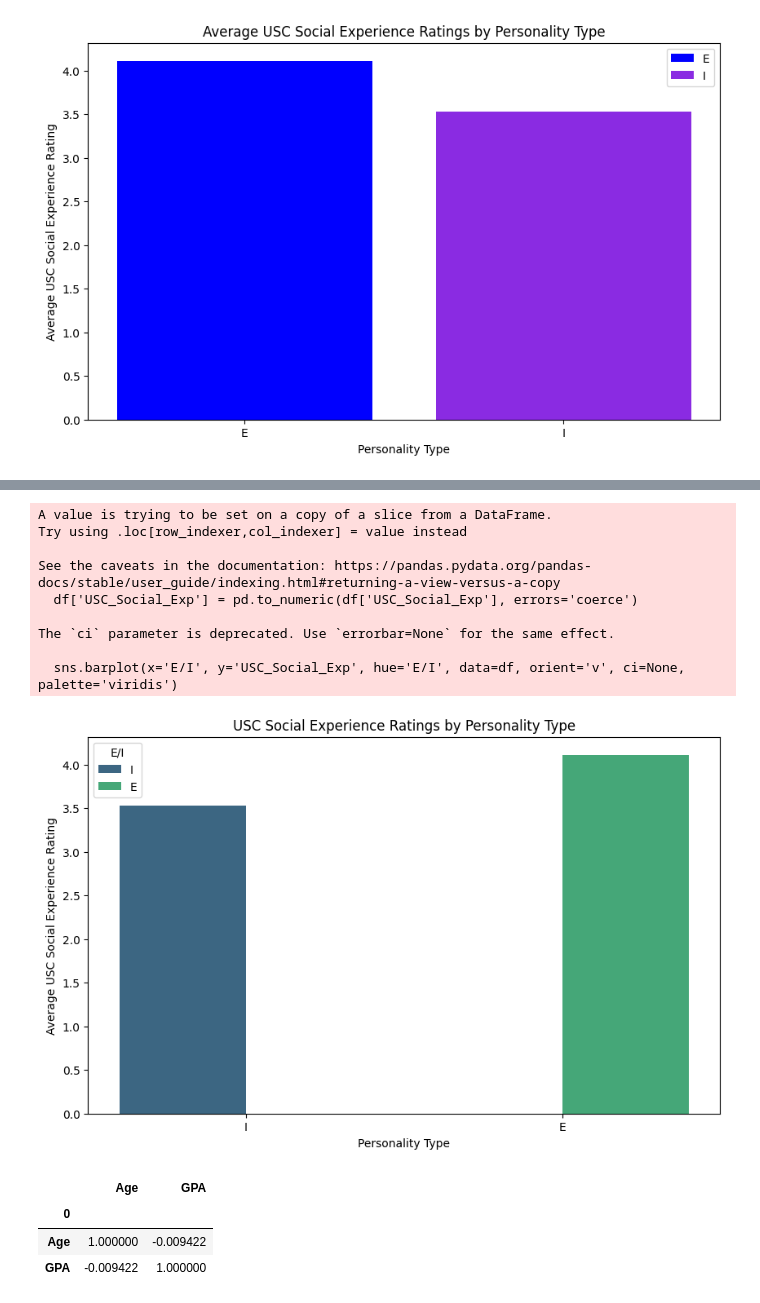
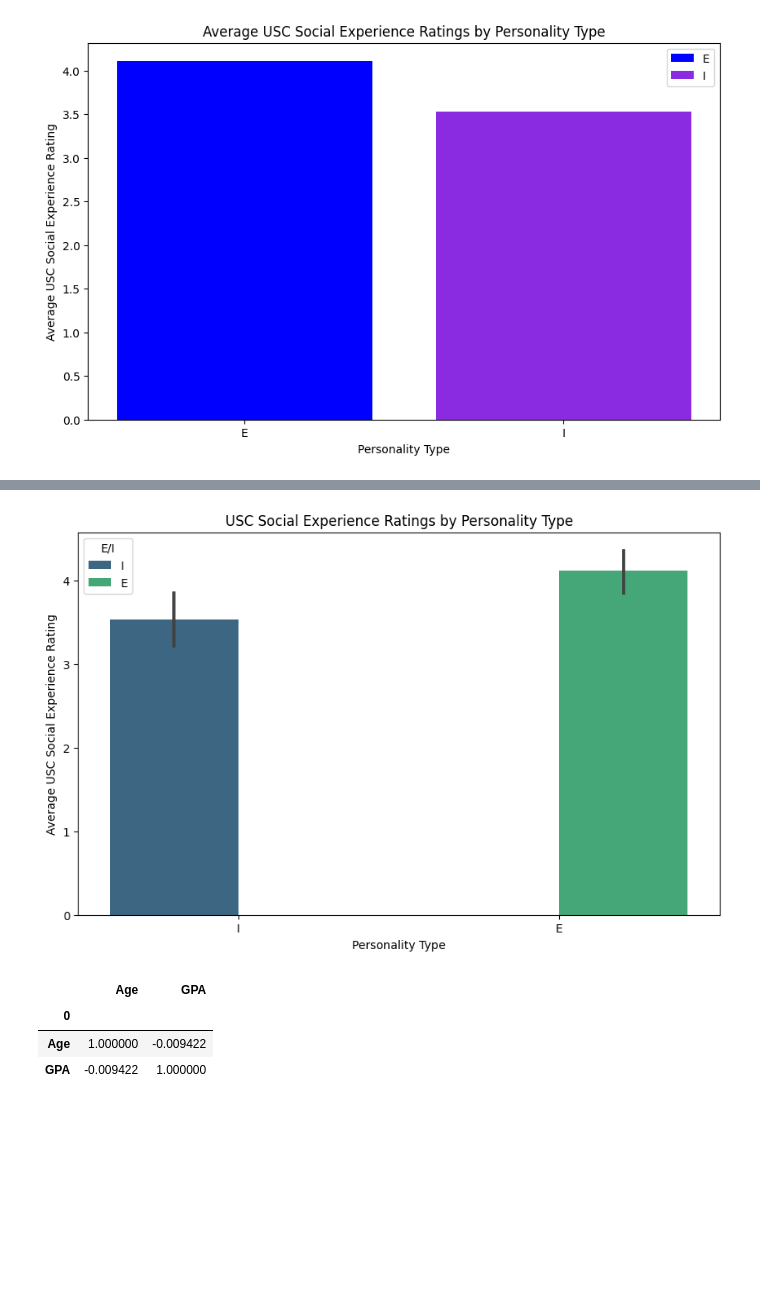
Before and after one commit to Cyber-Dust/Enterprise-Data-Analytics, a Jupyter notebook: Volk_TH2.ipynb, the cells around one changed output, grey strips where cells are left out. Drawn from its saved outputs; the diff is of its cells as text; code cells hidden in the pictures; blank space fills up the shorter version.

```diff
--- a/Volk_TH2.ipynb
+++ b/Volk_TH2.ipynb
@@ -196,28 +196,17 @@ Requirement already satisfied: six>=1.5 in /usr/local/lib/python3.10/dist-packag
 # %%
 import seaborn as sns
 import matplotlib.pyplot as plt
-# Convert 'USC_Social_Exp' to numeric
-df['USC_Social_Exp'] = pd.to_numeric(df['USC_Social_Exp'], errors='coerce')
 # Create a horizontal bar chart
 plt.figure(figsize=(10, 6))
-sns.barplot(x='E/I', y='USC_Social_Exp', hue='E/I', data=df, orient='v', ci=None, palette='viridis')
+sns.barplot(x='E/I', y='USC_Social_Exp', hue='E/I', data=df, orient='v', palette='viridis')
 # Set title and labels
 plt.title('USC Social Experience Ratings by Personality Type')
 plt.ylabel('Average USC Social Experience Rating')
 plt.xlabel('Personality Type')
 # Show the plot
 plt.show()
 # %% [output]
-A value is trying to be set on a copy of a slice from a DataFrame.
-Try using .loc[row_indexer,col_indexer] = value instead
-
-See the caveats in the documentation: https://pandas.pydata.org/pandas-docs/stable/user_guide/indexing.html#returning-a-view-versus-a-copy
-  df['USC_Social_Exp'] = pd.to_numeric(df['USC_Social_Exp'], errors='coerce')
-
-The `ci` parameter is deprecated. Use `errorbar=None` for the same effect.
-
-  sns.barplot(x='E/I', y='USC_Social_Exp', hue='E/I', data=df, orient='v', ci=None, palette='viridis')
-[figure, old version]
+[figure, new version]
 # %%
 df2 = student_data[['Age', 'GPA']]
 # print(df2)
```
